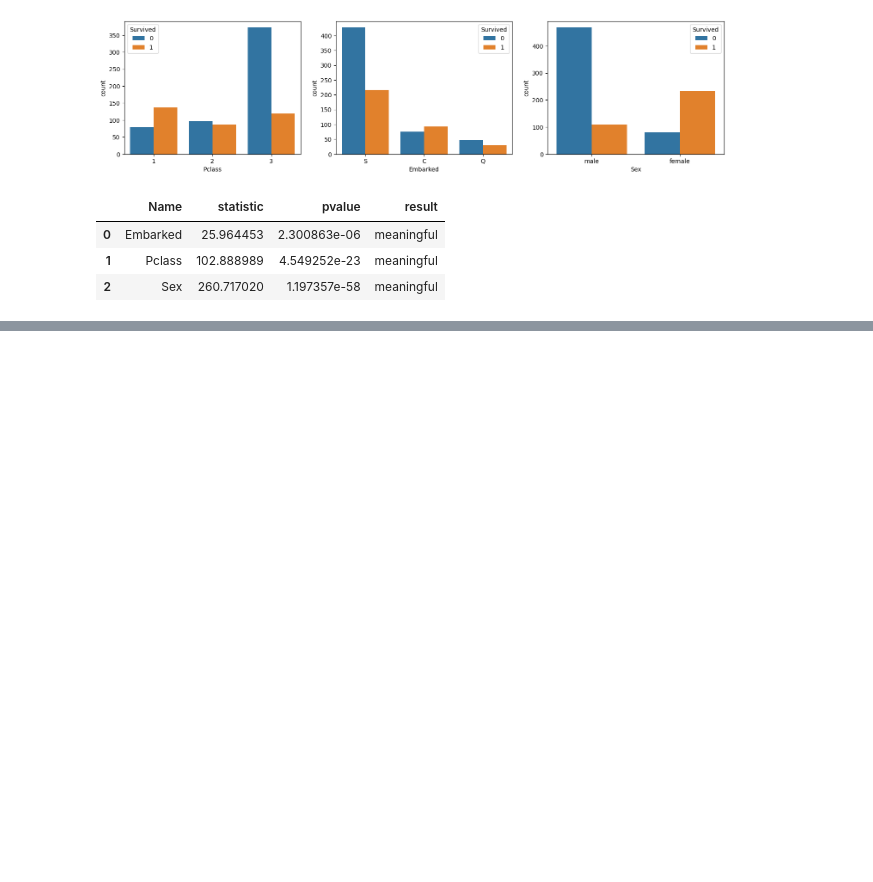
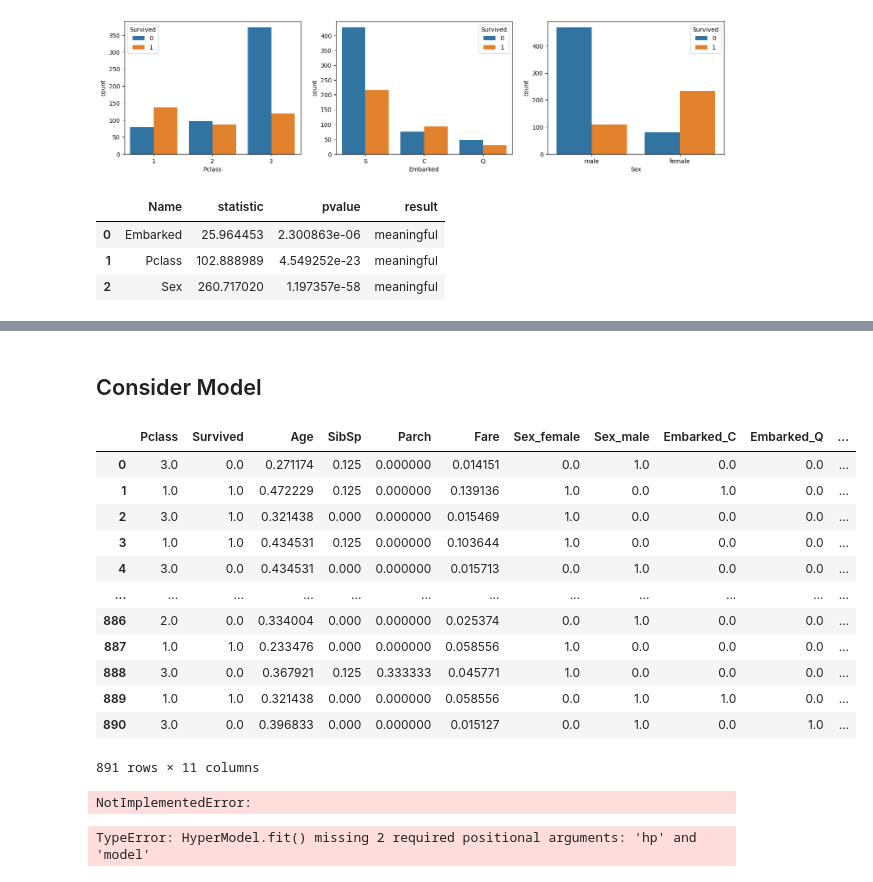
Before and after one commit to Apple03244/Colaboratory, a Jupyter notebook: Titanic.ipynb, the cells around one changed output, grey strips where cells are left out. Cells and saved outputs as stored; diff of their text form; code cells hidden in the pictures; blank space fills up the shorter version.

```diff
--- a/Titanic.ipynb
+++ b/Titanic.ipynb
@@ -235,0 +232,2 @@ array([[193.47474747, 355.52525253],
+# %% [markdown]
+## Consider Model
@@ -235,0 +240,16 @@ array([[193.47474747, 355.52525253],
+# %%
+pre_train
+# %% [output]
+|  | Pclass | Survived | Age | SibSp | Parch | Fare | Sex_female | Sex_male | Embarked_C | Embarked_Q | ... |
+| 0 | 3.0 | 0.0 | 0.271174 | 0.125 | 0.000000 | 0.014151 | 0.0 | 1.0 | 0.0 | 0.0 | ... |
+| 1 | 1.0 | 1.0 | 0.472229 | 0.125 | 0.000000 | 0.139136 | 1.0 | 0.0 | 1.0 | 0.0 | ... |
+| 2 | 3.0 | 1.0 | 0.321438 | 0.000 | 0.000000 | 0.015469 | 1.0 | 0.0 | 0.0 | 0.0 | ... |
+| 3 | 1.0 | 1.0 | 0.434531 | 0.125 | 0.000000 | 0.103644 | 1.0 | 0.0 | 0.0 | 0.0 | ... |
+| 4 | 3.0 | 0.0 | 0.434531 | 0.000 | 0.000000 | 0.015713 | 0.0 | 1.0 | 0.0 | 0.0 | ... |
+| ... | ... | ... | ... | ... | ... | ... | ... | ... | ... | ... | ... |
+| 886 | 2.0 | 0.0 | 0.334004 | 0.000 | 0.000000 | 0.025374 | 0.0 | 1.0 | 0.0 | 0.0 | ... |
+| 887 | 1.0 | 1.0 | 0.233476 | 0.000 | 0.000000 | 0.058556 | 1.0 | 0.0 | 0.0 | 0.0 | ... |
+| 888 | 3.0 | 0.0 | 0.367921 | 0.125 | 0.333333 | 0.045771 | 1.0 | 0.0 | 0.0 | 0.0 | ... |
+| 889 | 1.0 | 1.0 | 0.321438 | 0.000 | 0.000000 | 0.058556 | 0.0 | 1.0 | 1.0 | 0.0 | ... |
+| 890 | 3.0 | 0.0 | 0.396833 | 0.000 | 0.000000 | 0.015127 | 0.0 | 1.0 | 0.0 | 1.0 | ... |
+891 rows × 11 columns
@@ -235,0 +330,10 @@ array([[193.47474747, 355.52525253],
+# %%
+tf.random.set_seed(10)
+hyper_tuner=kt.Hyperband(MyTitanic(),objective="val_accuracy",seed=10,max_epochs=100,factor=10,hyperband_iterations=2
+                         ,overwrite=True,directory="my_Titanc",project_name="hyperband")
+# %% [output]
+NotImplementedError:
+# %%
+test.fit(X=(pre_train[["Age","SibSp","Parch","Fare"]],pre_train[["Pclass","Sex_female","Sex_male","Embarked_C","Embarked_Q","Embarked_S"]]))
+# %% [output]
+TypeError: HyperModel.fit() missing 2 required positional arguments: 'hp' and 'model'
```
Also changed, not shown: parts of 9 cells of this notebook.
